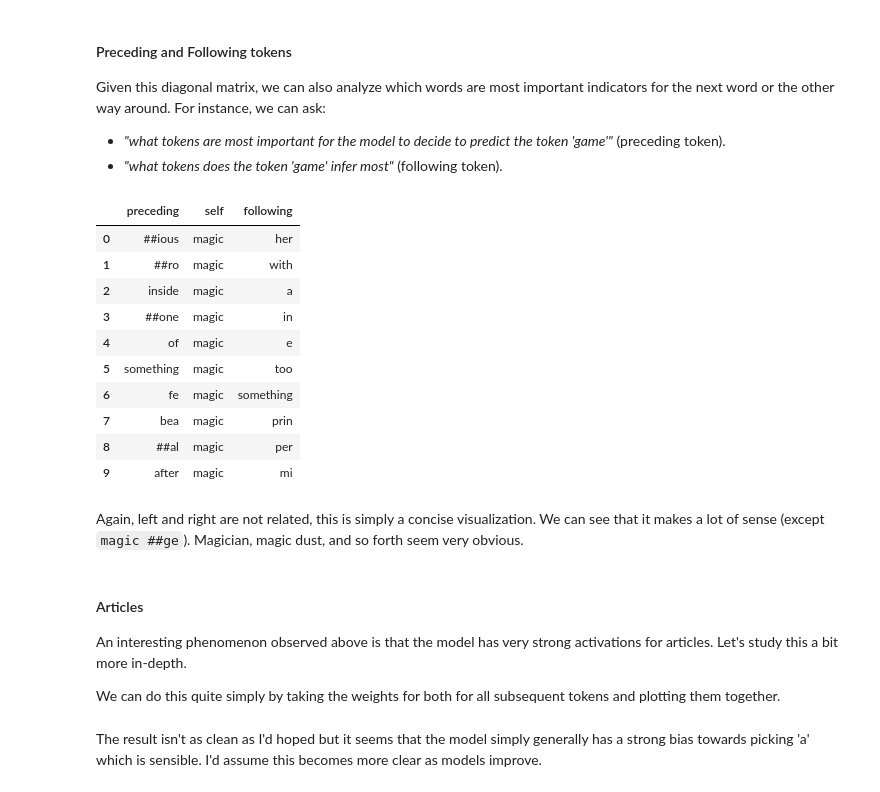
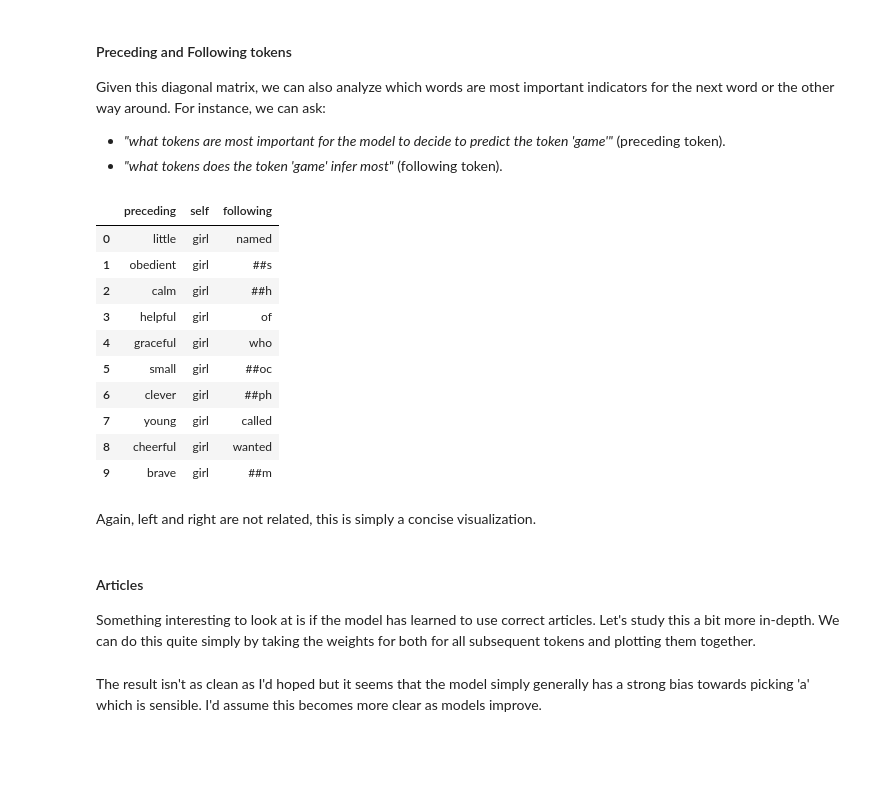
Before and after one commit to tdooms/bilinear-interp, a Jupyter notebook: stories/ngram.ipynb, the cells around one changed output. Saved outputs shown, nothing was run; the diff lists cells and outputs as text; code cells hidden in the pictures; blank space fills up the shorter version.

```diff
--- a/stories/ngram.ipynb
+++ b/stories/ngram.ipynb
@@ -9,12 +9,13 @@ Bilinear transformers are great because they are even more linear in nature than
 from stories.model import Transformer, Config
 import plotly.express as px
 import torch
-from bidict import bidict
 import pandas as pd
 from einops import *
 
+torch.set_grad_enabled(False)
+
 color = dict(color_continuous_midpoint=0, color_continuous_scale="RdBu")
-name = "tdooms/MicroStories-1-256-b"
+name = "tdooms/TinyStories-2-256"
 
 config = Config.from_pretrained(name)
 model = Transformer.from_pretrained(name, config=config).cuda()
@@ -53,4 +54,4 @@ Now, onto the good stuff, the MLP. In a normal neural network, we can't study th
 
 Before looking at the eigenvalues, let's look at the highest activations in general, this will result in a map of input -> output, meaning that we get the pairs of which the model is most sure.
 # %%
-diag = model.ube.diagonal(residual=True).detach().cpu()
+diag = model.ube.diagonal(residual=True).cpu()
@@ -95,33 +118,31 @@ For instance, we can ask:
 - *"what tokens are most important for the model to decide to predict the token 'game'"* (preceding token).
 - *"what tokens does the token 'game' infer most"* (following token).
 # %%
-token = "magic"
+token = "girl"
 idx = vocab[token]
 
 preceding = vocab.tokenize(torch.topk(diag[0, idx], k=10).indices)
 following = vocab.tokenize(torch.topk(diag[0, :, idx], k=10).indices)
 
 pd.DataFrame(dict(preceding=preceding, self=[token]*10, following=following))
 # %% [output]
 |  | preceding | self | following |
-| 0 | ##ious | magic | her |
-| 1 | ##ro | magic | with |
-| 2 | inside | magic | a |
-| 3 | ##one | magic | in |
-| 4 | of | magic | e |
-| 5 | something | magic | too |
-| 6 | fe | magic | something |
-| 7 | bea | magic | prin |
-| 8 | ##al | magic | per |
-| 9 | after | magic | mi |
+| 0 | little | girl | named |
+| 1 | obedient | girl | ##s |
+| 2 | calm | girl | ##h |
+| 3 | helpful | girl | of |
+| 4 | graceful | girl | who |
+| 5 | small | girl | ##oc |
+| 6 | clever | girl | ##ph |
+| 7 | young | girl | called |
+| 8 | cheerful | girl | wanted |
+| 9 | brave | girl | ##m |
 # %% [markdown]
 Again, left and right are not related, this is simply a concise visualization.
-We can see that it makes a lot of sense (except ``magic ##ge``). Magician, magic dust, and so forth seem very obvious.
 # %% [markdown]
 #### Articles
 
-An interesting phenomenon observed above is that the model has very strong activations for articles. Let's study this a bit more in-depth.
-
+Something interesting to look at is if the model has learned to use correct articles. Let's study this a bit more in-depth.
 We can do this quite simply by taking the weights for both for all subsequent tokens and plotting them together.
 # %%
 mask_non_words = torch.tensor([vocab.inv[idx][0].isalpha() for idx in range(len(vocab))])
```
Also changed, not shown: parts of 15 cells of this notebook, 7 other files.
